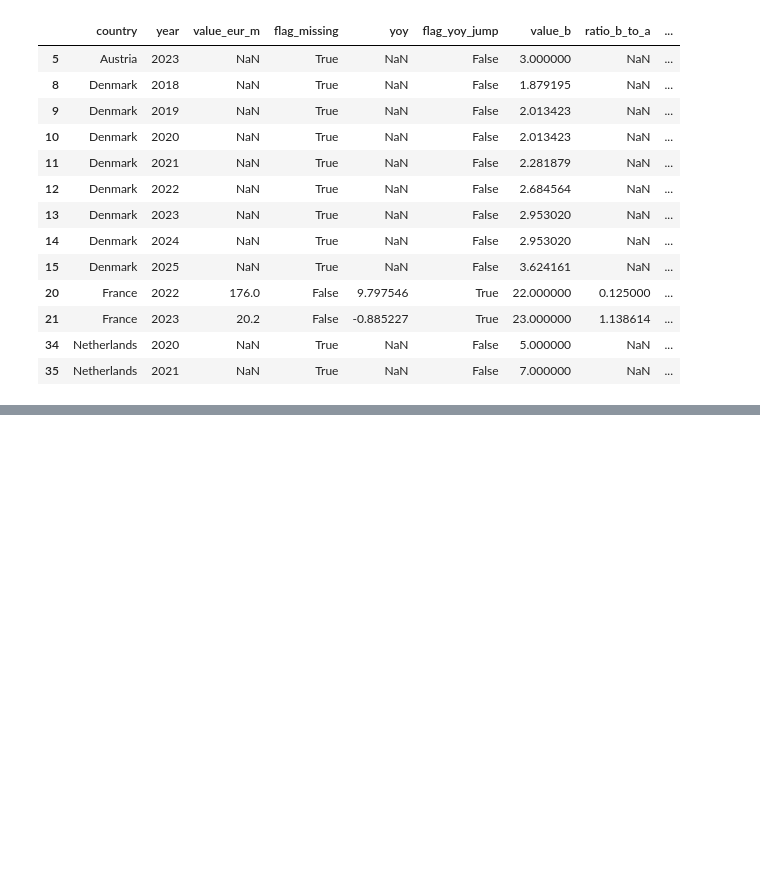
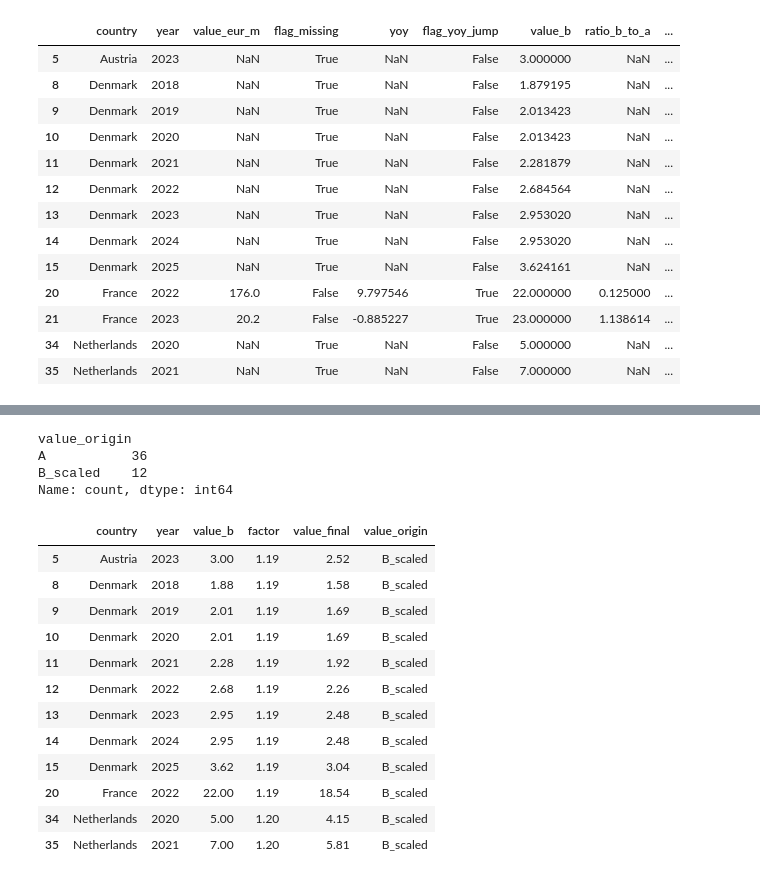
Before and after one commit to roshansrini26/analytics, a Jupyter notebook: market_analysis.ipynb, the cells around one changed output, grey strips where cells are left out. Saved outputs shown, nothing was run; the diff lists cells and outputs as text; code cells hidden in the pictures; blank space fills up the shorter version.

```diff
--- a/market_analysis.ipynb
+++ b/market_analysis.ipynb
@@ -282,0 +424,29 @@ qa[qa[flag_cols].any(axis=1)]
+# %%
+m["value_b_scaled"] = m["value_b"] / m["factor"]
+
+m["value_final"] = m["value_a"].fillna(m["value_b_scaled"])
+
+m["value_origin"] = "A"
+m.loc[m["value_a"].isna() & m["value_b"].notna(), "value_origin"] = "B_scaled"
+m.loc[m["value_final"].isna(), "value_origin"] = "missing"
+
+print(m["value_origin"].value_counts())
+m[m["value_origin"] != "A"][["country", "year", "value_b", "factor", "value_final", "value_origin"]].round(2)
+# %% [output]
+value_origin
+A           36
+B_scaled    12
+Name: count, dtype: int64
+|  | country | year | value_b | factor | value_final | value_origin |
+| 5 | Austria | 2023 | 3.00 | 1.19 | 2.52 | B_scaled |
+| 8 | Denmark | 2018 | 1.88 | 1.19 | 1.58 | B_scaled |
+| 9 | Denmark | 2019 | 2.01 | 1.19 | 1.69 | B_scaled |
+| 10 | Denmark | 2020 | 2.01 | 1.19 | 1.69 | B_scaled |
+| 11 | Denmark | 2021 | 2.28 | 1.19 | 1.92 | B_scaled |
+| 12 | Denmark | 2022 | 2.68 | 1.19 | 2.26 | B_scaled |
+| 13 | Denmark | 2023 | 2.95 | 1.19 | 2.48 | B_scaled |
+| 14 | Denmark | 2024 | 2.95 | 1.19 | 2.48 | B_scaled |
+| 15 | Denmark | 2025 | 3.62 | 1.19 | 3.04 | B_scaled |
+| 20 | France | 2022 | 22.00 | 1.19 | 18.54 | B_scaled |
+| 34 | Netherlands | 2020 | 5.00 | 1.20 | 4.15 | B_scaled |
+| 35 | Netherlands | 2021 | 7.00 | 1.20 | 5.81 | B_scaled |
```
Also changed, not shown: parts of 33 cells of this notebook, 1 other file.
